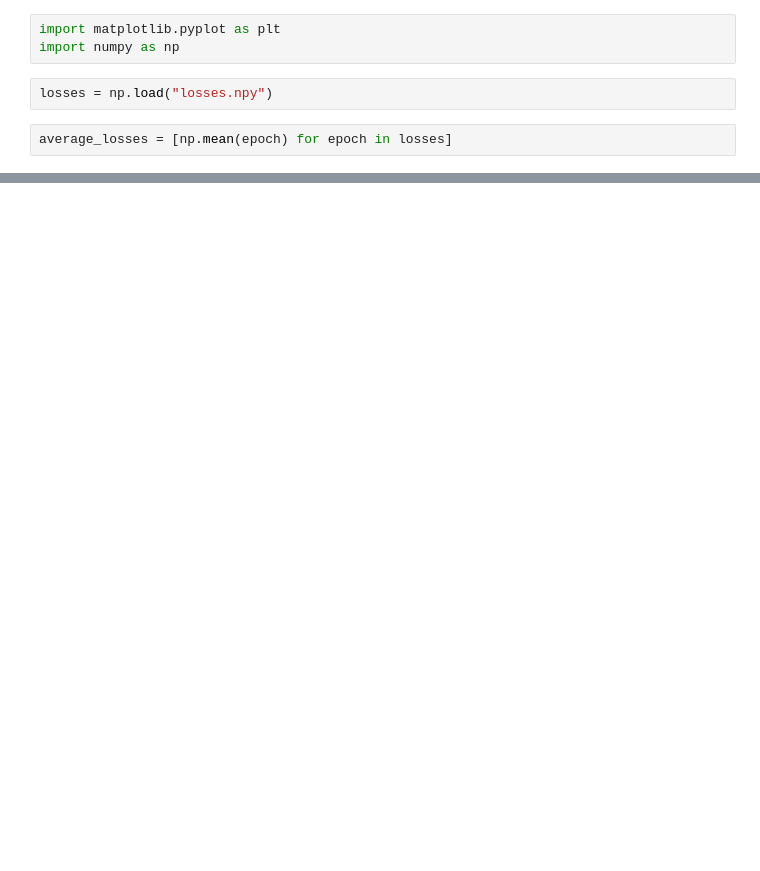
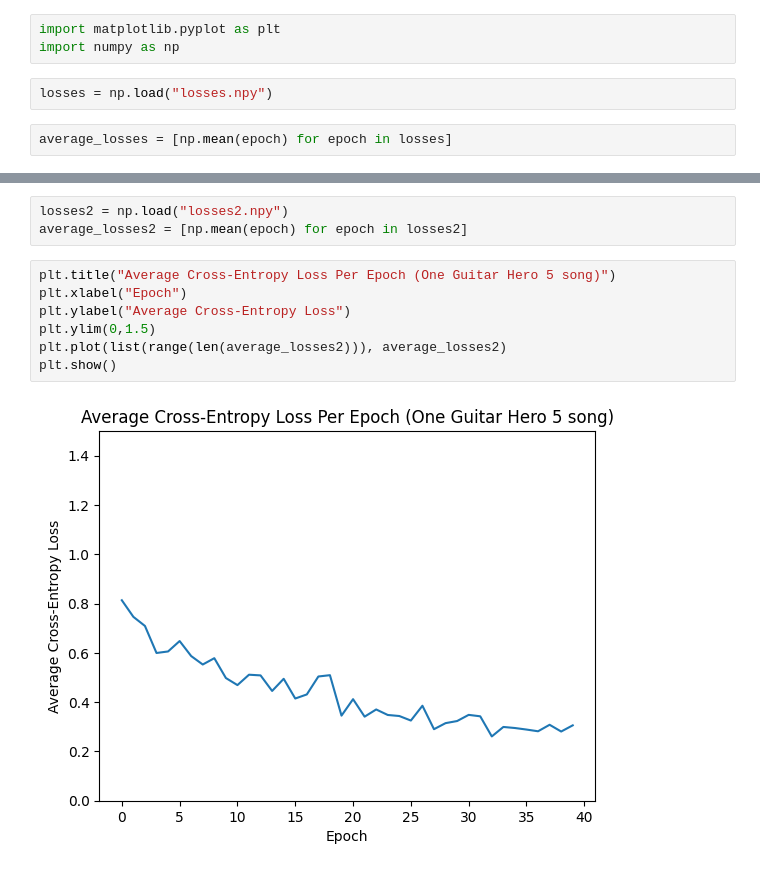
Before and after one commit to mb6611/audio2hero, a Jupyter notebook: graphs.ipynb, the cells around one changed output, grey strips where cells are left out. Drawn from its saved outputs; the diff is of its cells as text; blank space fills up the shorter version.

Commit message:
update loss curve

```diff
--- a/graphs.ipynb
+++ b/graphs.ipynb
@@ -16,0 +17,12 @@ plt.show()
+# %%
+losses2 = np.load("losses2.npy")
+average_losses2 = [np.mean(epoch) for epoch in losses2]
+# %%
+plt.title("Average Cross-Entropy Loss Per Epoch (One Guitar Hero 5 song)")
+plt.xlabel("Epoch")
+plt.ylabel("Average Cross-Entropy Loss")
+plt.ylim(0,1.5)
+plt.plot(list(range(len(average_losses2))), average_losses2)
+plt.show()
+# %% [output]
+[figure, added]
```
Also changed, not shown: parts of 1 cell of this notebook.
